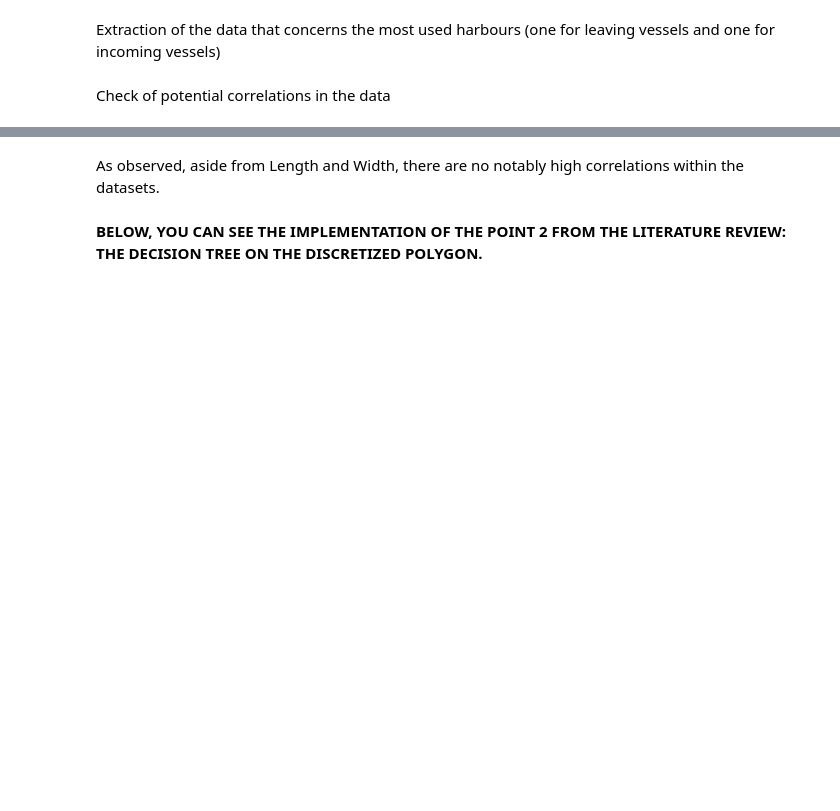
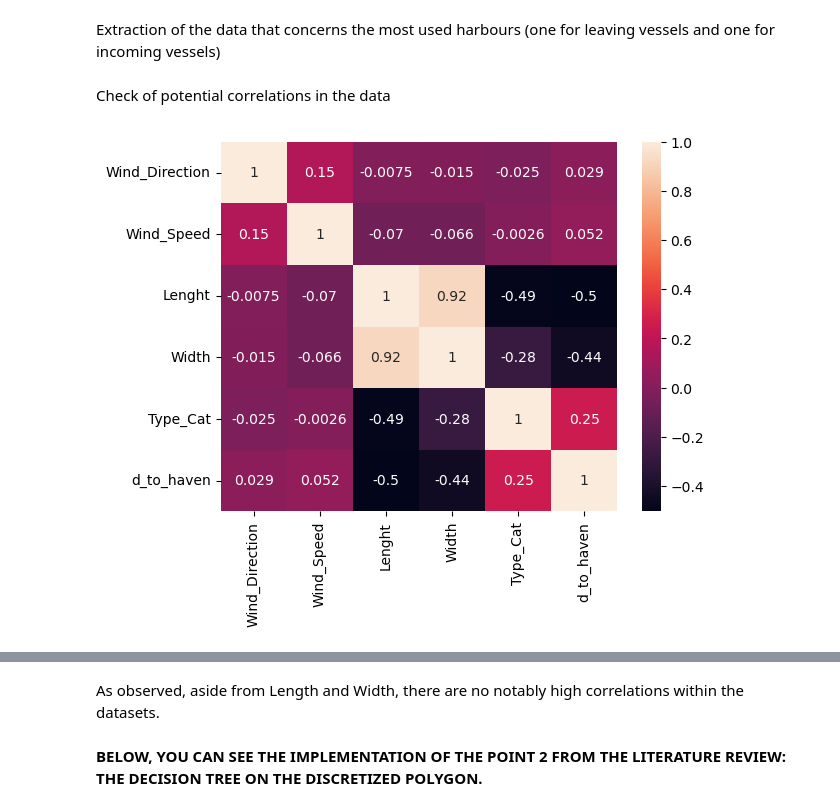
Before and after one commit to allanguzmanf/CIEM6302, a Jupyter notebook: Predictions.ipynb, the cells around one changed output, grey strips where cells are left out. Saved outputs shown, nothing was run; the diff lists cells and outputs as text; code cells hidden in the pictures; blank space fills up the shorter version.

```diff
--- a/Predictions.ipynb
+++ b/Predictions.ipynb
@@ -66,12 +66,3 @@ Import of the data
 incoming_weather_size_draught = gpd.read_file('Data/Input_ML/incoming_weather_size_draught.geojson')
 incoming_weather_size = gpd.read_file('Data/Input_ML/incoming_weather_size.geojson')
 incoming_weather = gpd.read_file('Data/Input_ML/incoming_weather.geojson')
-# %%
-# Assuming 'column_name' is the name of the column containing strings in your DataFrame
-label_encoder = LabelEncoder()
-incoming_weather_size_draught['Wind_Direction'] = label_encoder.fit_transform(incoming_weather_size_draught['Wind_Direction_Cat2'])
-incoming_weather_size_draught['Type_Cat'] = label_encoder.fit_transform(incoming_weather_size_draught['Type'])
-incoming_weather_size_draught['Type'] = label_encoder.fit_transform(incoming_weather_size_draught['Type'])
-#incoming_weather_size_draught['Wind_speed'] = label_encoder.fit_transform(incoming_weather_size_draught['Wind_speed'])
-#incoming_weather_size_draught['to_haven'] = label_encoder.fit_transform(incoming_weather_size_draught['to_haven'])
-incoming_weather_size_draught
@@ -149,7 +121,7 @@ columns_leaving_trajectories = [
     'Wind_Speed',
     'Lenght',
     'Width',
-    'Type',
+    'Type_Cat',
     'd_from_haven'
 ]
 
@@ -159,31 +131,16 @@ columns_incoming_trajectories = [
     'Wind_Speed',
     'Lenght'	,
     'Width'	,
-    'Type',
+    'Type_Cat',
     'd_to_haven'
 ]
-
-columns_leaving_areas = [
-    #'from_haven',
-    'Wind_Direction',
-    'Wind_Speed',
-    'Lenght',
-    'Width',
-    'Type',
-]
-
-columns_incoming_areas = [
-    #'to_haven',
-    'Wind_Direction',
-    'Wind_Speed',
-    'Lenght'	,
-    'Width'	,
-    'Type',
-]
 # %% [markdown]
 Check of potential correlations in the data
 # %%
-# corr_matrix_incoming = incoming_weather_size_draught[columns_incoming].corr()
-# sn.heatmap(corr_matrix_incoming, annot=True)
-# plt.show()
+corr_matrix_incoming = incoming_weather_size_draught[columns_incoming_trajectories]
+corr_matrix_incoming = corr_matrix_incoming.drop(columns = 'to_haven').corr()
+sn.heatmap(corr_matrix_incoming, annot=True)
+plt.show()
+# %% [output]
+[figure, added]
 # %%
```
Also changed, not shown: parts of 26 cells of this notebook, 9 other files.
